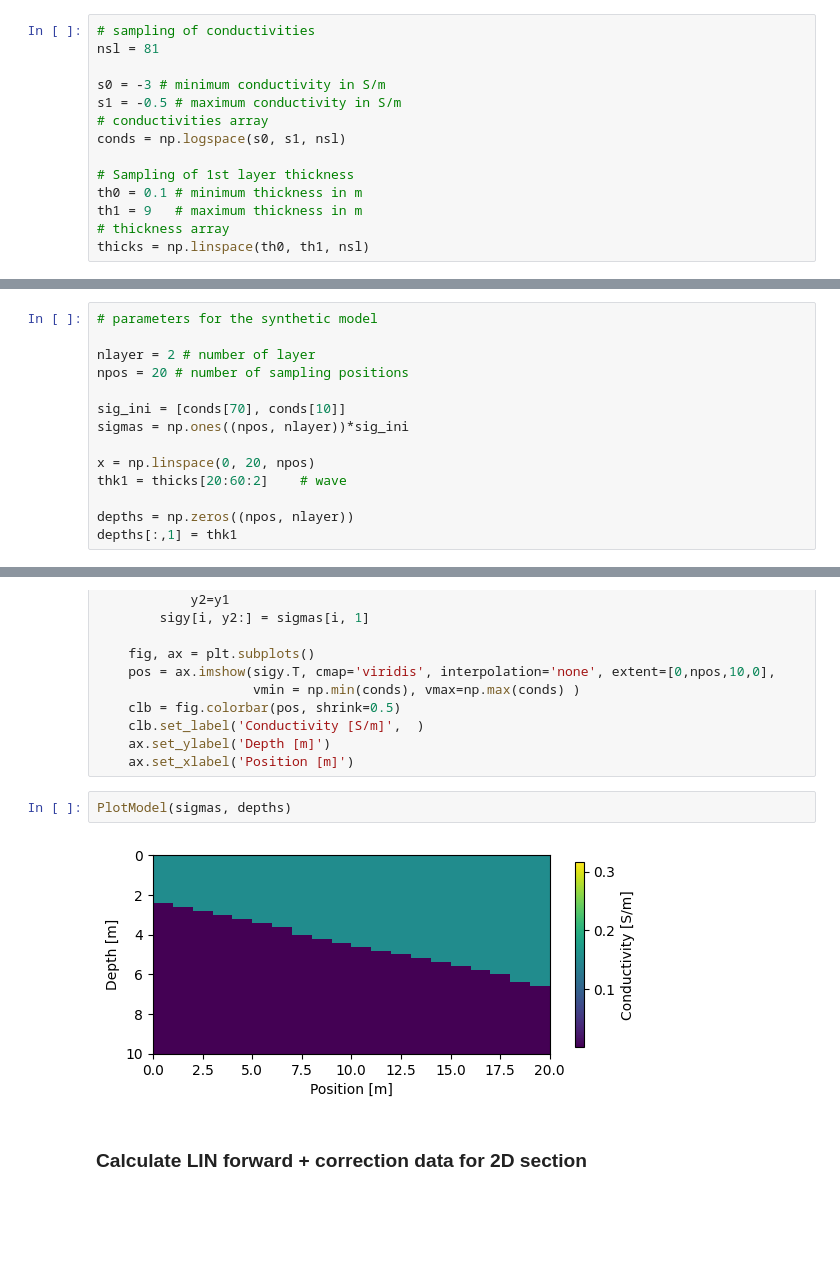
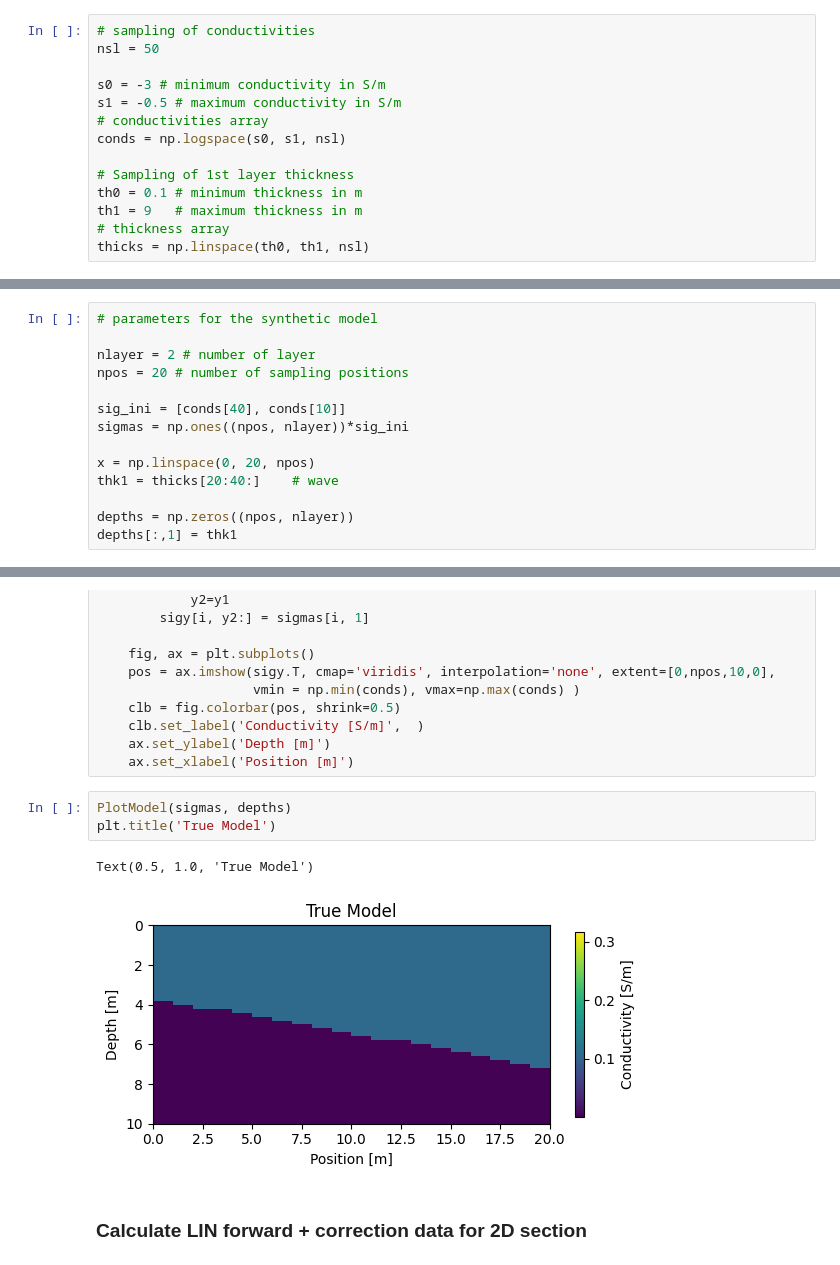
Before and after one commit to mariacarrizo/EMInversion, a Jupyter notebook: GlobalInversion/GI_LookupTable/GI_LookupT_2Lay_LINCF.ipynb, the cells around one changed output, grey strips where cells are left out. Cells and saved outputs as stored; diff of their text form; blank space fills up the shorter version.

```diff
--- a/GlobalInversion/GI_LookupTable/GI_LookupT_2Lay_LINCF.ipynb
+++ b/GlobalInversion/GI_LookupTable/GI_LookupT_2Lay_LINCF.ipynb
@@ -42,7 +42,7 @@ freq = 9000
 ### Define the properties of the models of the lookup table
 # %%
 # sampling of conductivities
-nsl = 81
+nsl = 50
 
 s0 = -3 # minimum conductivity in S/m
 s1 = -0.5 # maximum conductivity in S/m
@@ -363,11 +363,11 @@ ax.invert_yaxis()
 nlayer = 2 # number of layer
 npos = 20 # number of sampling positions
 
-sig_ini = [conds[70], conds[10]]
+sig_ini = [conds[40], conds[10]]
 sigmas = np.ones((npos, nlayer))*sig_ini
 
 x = np.linspace(0, 20, npos)
-thk1 = thicks[20:60:2]    # wave
+thk1 = thicks[20:40:]    # wave
 
 depths = np.zeros((npos, nlayer))
 depths[:,1] = thk1
@@ -397,8 +397,10 @@ def PlotModel(sigmas, depth):
     ax.set_xlabel('Position [m]')
 # %%
 PlotModel(sigmas, depths)
+plt.title('True Model')
 # %% [output]
+Text(0.5, 1.0, 'True Model')
-[figure, old version]
+[figure, new version]
 # %% [markdown]
 ### Calculate LIN forward + correction data for 2D section
 # %%
```
Also changed, not shown: parts of 21 cells of this notebook, 1 other file.
